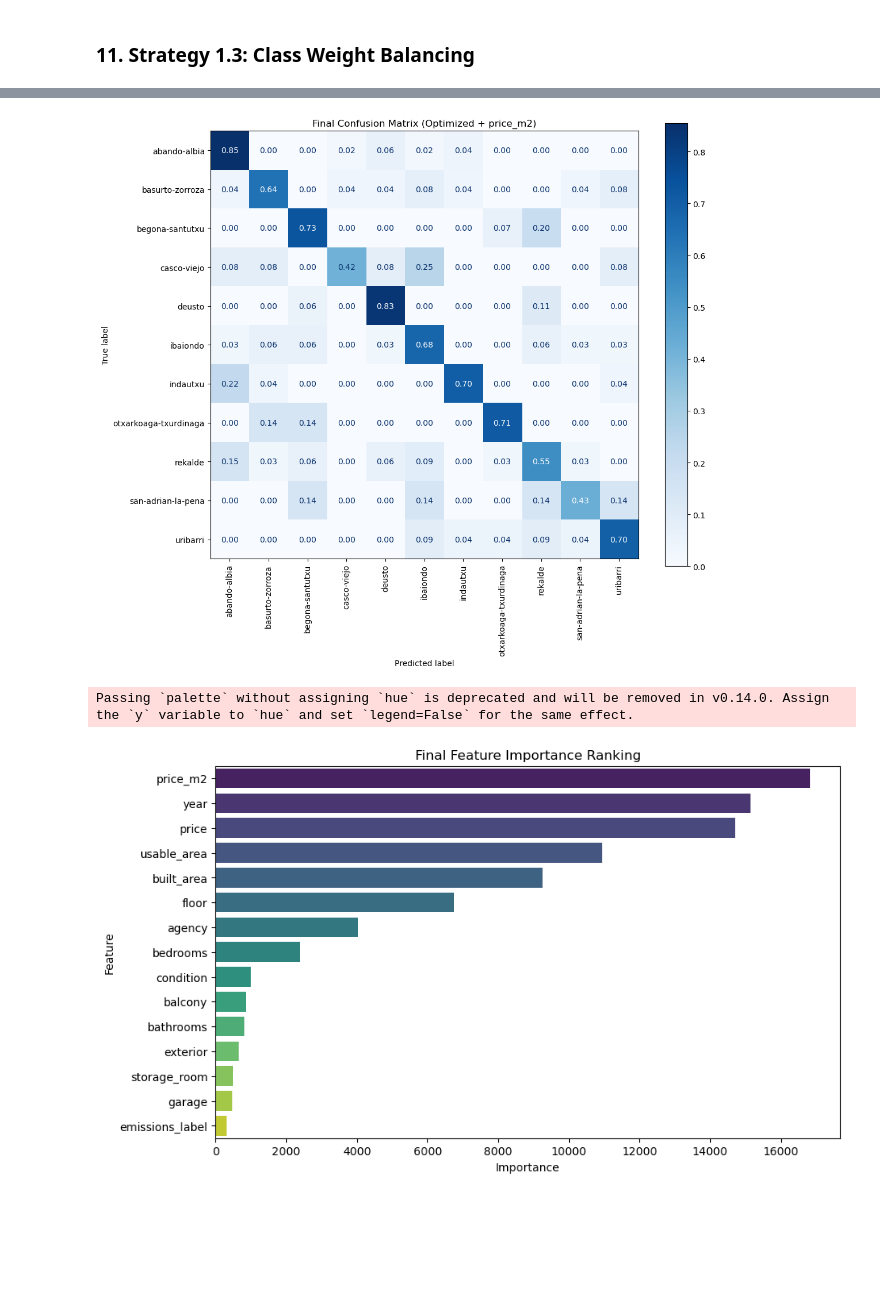
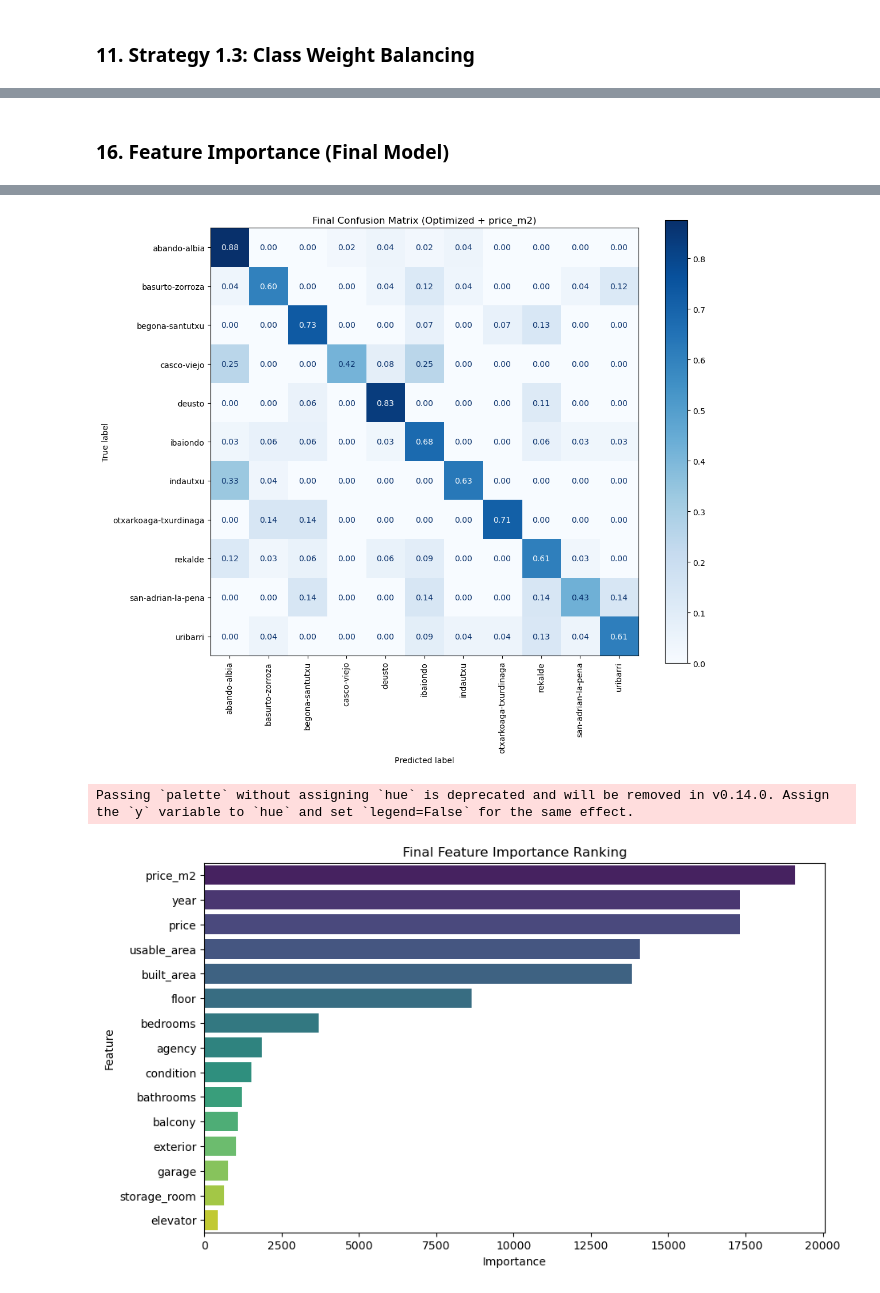
Before and after one commit to ikeiba/bilbao-housing-ml, a Jupyter notebook: classification/classification_zona.ipynb, the cells around one changed output, grey strips where cells are left out. Drawn from its saved outputs; the diff is of its cells as text; code cells hidden in the pictures; blank space fills up the shorter version.

Commit message:
Arreglamos clasificacion para evitar data leakage

```diff
--- a/classification/classification_zona.ipynb
+++ b/classification/classification_zona.ipynb
@@ -507,30 +403,22 @@ best_params['class_weight'] = 'balanced'
 best_params['objective'] = 'multiclass'
 best_params['n_jobs'] = -1
 
-# Train/Test split (stratified to preserve minority classes)
-X_train, X_test, y_train, y_test = train_test_split(
-    X_zone_unencoded_1, y_zone_unencoded_1,
-    test_size=0.2,
-    stratify=y_zone_unencoded_1,
-    random_state=42
-)
 
 # Train initial final model
 final_model = LGBMClassifier(**best_params)
-final_model.fit(X_train, y_train)
+final_model.fit(X_train_raw, y_train_raw)
 
 # Predict
-y_pred = final_model.predict(X_test)
+y_pred = final_model.predict(X_test_raw)
 
 # Classification report
 print("\n--- Detailed Classification Report ---")
-print(classification_report(y_test, y_pred, target_names=class_names))
-
+print(classification_report(y_test_raw, y_pred, target_names=class_names))
 # Confusion matrix (normalized)
 print("\n--- Normalized Confusion Matrix ---")
 fig, ax = plt.subplots(figsize=(14, 12))
 ConfusionMatrixDisplay.from_predictions(
-    y_test, y_pred,
+    y_test_raw, y_pred,
     ax=ax,
     display_labels=class_names,
     xticks_rotation='vertical',
@@ -734,3 +602,11 @@ Final Best Macro F1 with price_m2: 0.6664
+# %%
+import optuna.visualization
+
+# Visualization of optimization trajectory & parameter importance
+optuna.visualization.plot_optimization_history(study).show()
+optuna.visualization.plot_param_importances(study).show()
+# %% [markdown]
+### 16. Feature Importance (Final Model)
 # %%
 from sklearn.model_selection import train_test_split
 from sklearn.metrics import classification_report, ConfusionMatrixDisplay
@@ -749,27 +625,17 @@ best_params['objective'] = 'multiclass'
 best_params['n_jobs'] = -1
 best_params['verbose'] = -1
 
-# Split data
-X_train, X_test, y_train, y_test = train_test_split(
-    X_zone_unencoded_1, y_zone_unencoded_1,
-    test_size=0.2,
-    stratify=y_zone_unencoded_1,
-    random_state=42
-)
-
 print("Training champion LightGBM model...")
 final_model = LGBMClassifier(**best_params)
-final_model.fit(X_train, y_train)
-
-y_pred = final_model.predict(X_test)
+final_model.fit(X_train_raw, y_train_raw)
+y_pred = final_model.predict(X_test_raw)
 
 print("\n--- Final Classification Report ---")
-print(classification_report(y_test, y_pred, target_names=class_names))
-
+print(classification_report(y_test_raw, y_pred, target_names=class_names))
 print("\n--- Final Normalized Confusion Matrix ---")
 fig, ax = plt.subplots(figsize=(12, 10))
 ConfusionMatrixDisplay.from_predictions(
-    y_test, y_pred,
+    y_test_raw, y_pred,
     ax=ax,
     display_labels=class_names,
     xticks_rotation='vertical',
@@ -782,7 +648,7 @@ plt.show()
 
 # Feature importance ranking
 importances = final_model.feature_importances_
-df_imp = pd.DataFrame({'Feature': X_train.columns, 'Importance': importances})
+df_imp = pd.DataFrame({'Feature': X_train_raw.columns, 'Importance': importances})
 df_imp = df_imp.sort_values(by='Importance', ascending=False).head(15)
 
 plt.figure(figsize=(10, 6))
@@ -807,6 +673,6 @@ Training champion LightGBM model...
 
 
 --- Final Normalized Confusion Matrix ---
-[figure, old version]
+[figure, new version]
 Passing `palette` without assigning `hue` is deprecated and will be removed in v0.14.0. Assign the `y` variable to `hue` and set `legend=False` for the same effect.
-[figure, old version]
+[figure, new version]
```
Also changed, not shown: parts of 24 cells of this notebook, 2 other files.
